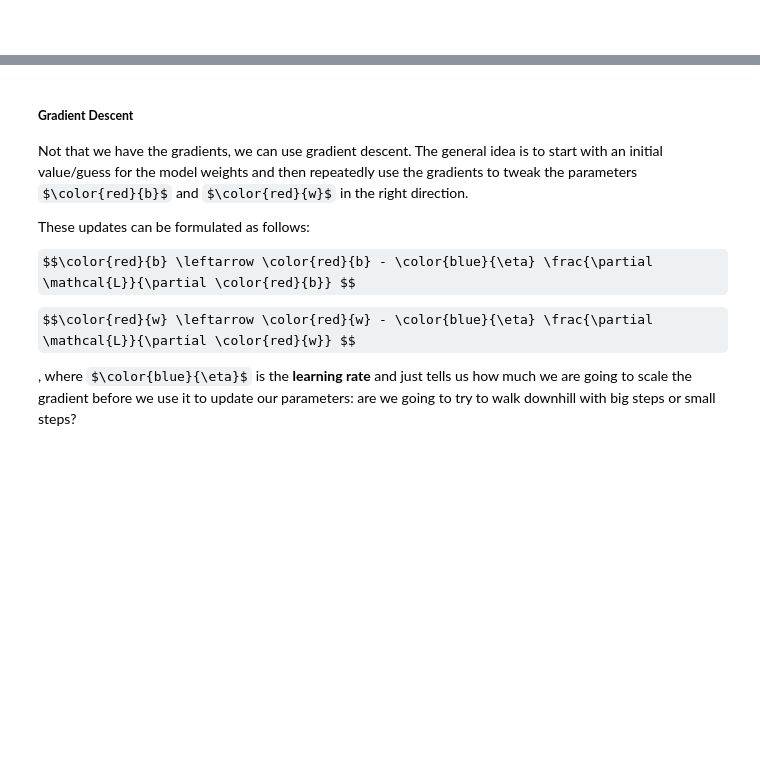
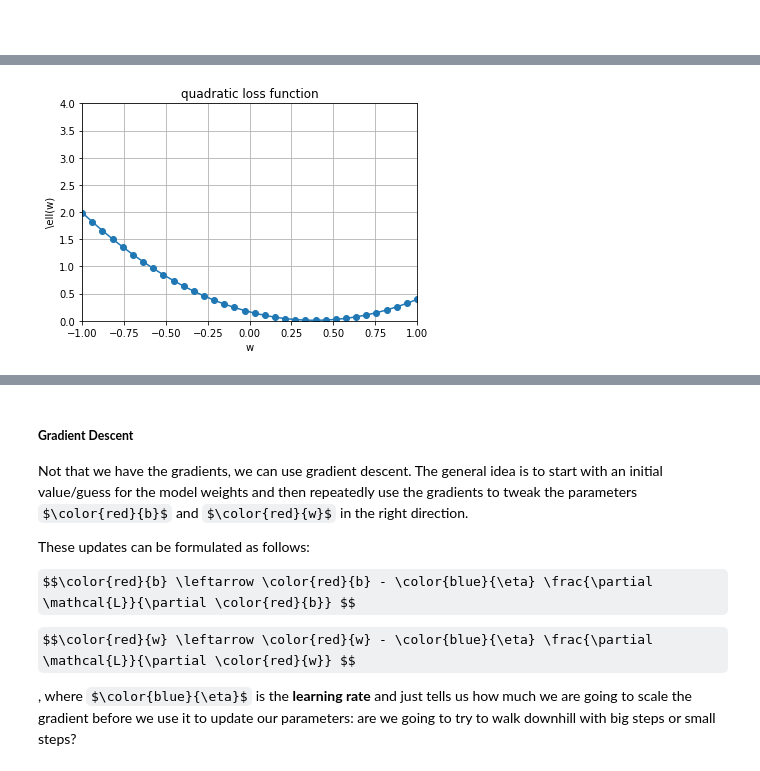
Before and after one commit to khipu-ai/practicals-2023, a Jupyter notebook: notebooks/optimization_and_haiku.ipynb, the cells around one changed output, grey strips where cells are left out. Drawn from its saved outputs; the diff is of its cells as text; code cells hidden in the pictures; some formulas as TeX source; blank space fills up the shorter version.

```diff
--- a/notebooks/optimization_and_haiku.ipynb
+++ b/notebooks/optimization_and_haiku.ipynb
@@ -1165,9 +110,0 @@ Let's code our loss function.
-# %%
-# MSE
-def loss(b, w):
-    # init loss of size of b
-    loss = 0 * b
-    for x, y in zip(x_data_list, y_data_list):
-        loss += squared_error(b, w, x, y)
-    N = len(x_data_list)
-    return loss / (2 * (N))
@@ -1304,0 +179,27 @@ In the code snippet below, we compute the two gradients using a for-loop over ex
+# %%
+def quadratic_loss(x,y,w):
+  """
+  implements the above loss function for one dimensional inputs
+  """
+  return np.mean( (w*x-y)**2 ) # we divide by n to keep things small
+#
+# 100 parameter values between -3 and 3
+#
+ws = np.linspace(-3,3,100)
+#
+# very nice Python stuff: comprehensions
+#
+ls = [quadratic_loss(x,y,w) for w in ws]
+
+
+plt.figure(figsize=(6,4))
+plt.plot(ws,ls,'o-')
+plt.title('quadratic loss function')
+plt.xlabel('w')
+plt.ylabel('\ell(w)')
+plt.ylim(0,4)
+plt.xlim(-1,1)
+plt.grid(True)
+plt.show()
+# %% [output]
+[figure, added]
```
Also changed, not shown: parts of 183 cells of this notebook.
